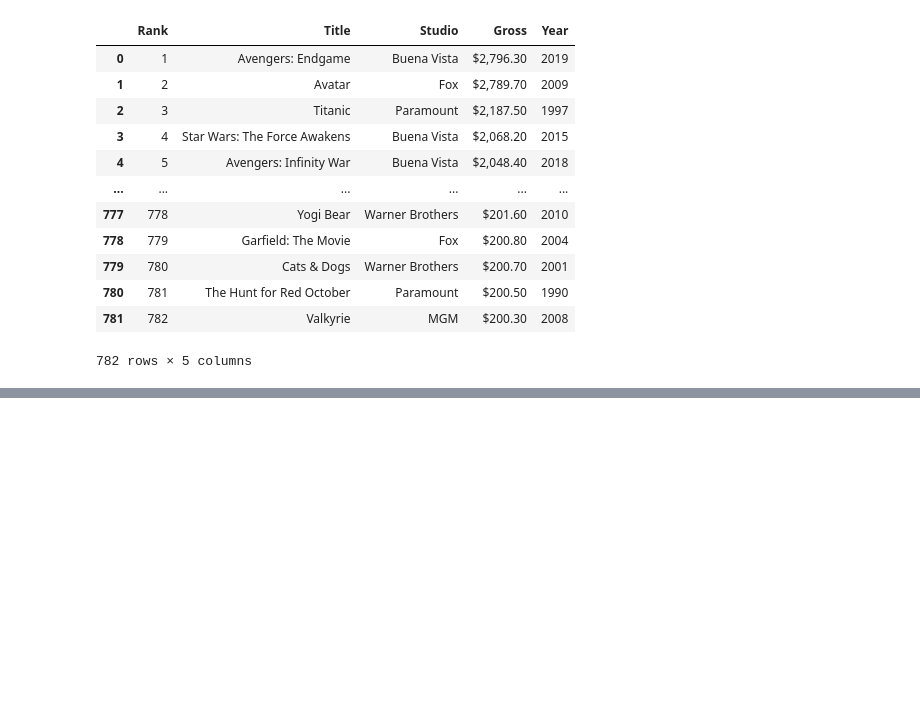
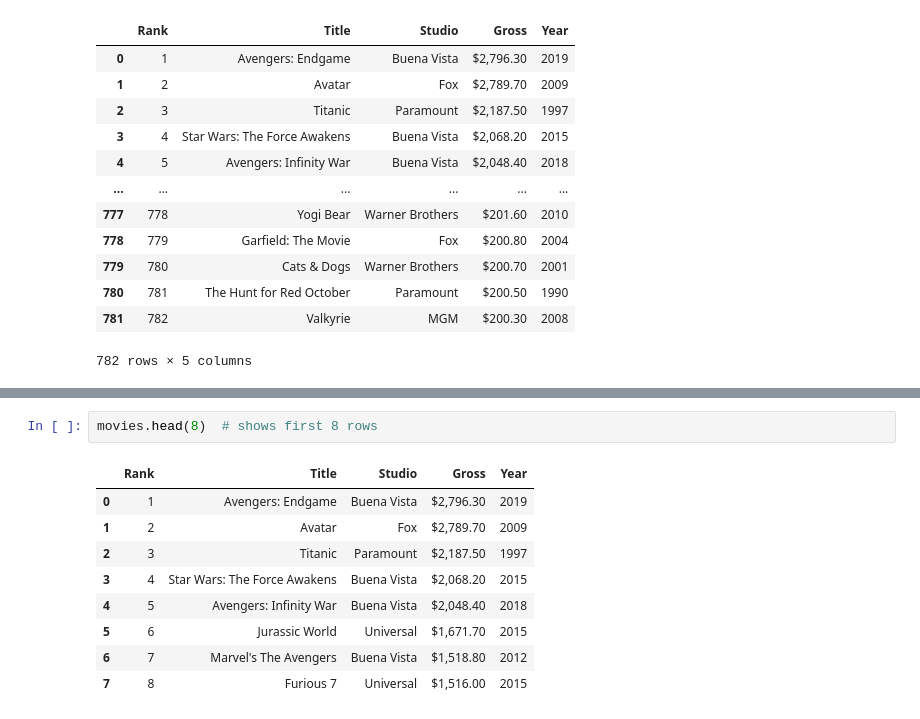
Before and after one commit to ThinkAlgoClub/batch40, a Jupyter notebook: DataFrames-June26.ipynb, the cells around one changed output, grey strips where cells are left out. Drawn from its saved outputs; the diff is of its cells as text; blank space fills up the shorter version.

```diff
--- a/DataFrames-June26.ipynb
+++ b/DataFrames-June26.ipynb
@@ -121,0 +132,12 @@ len(movies)
+# %%
+movies.head(8)  # shows first 8 rows
+# %% [output]
+|  | Rank | Title | Studio | Gross | Year |
+| 0 | 1 | Avengers: Endgame | Buena Vista | $2,796.30 | 2019 |
+| 1 | 2 | Avatar | Fox | $2,789.70 | 2009 |
+| 2 | 3 | Titanic | Paramount | $2,187.50 | 1997 |
+| 3 | 4 | Star Wars: The Force Awakens | Buena Vista | $2,068.20 | 2015 |
+| 4 | 5 | Avengers: Infinity War | Buena Vista | $2,048.40 | 2018 |
+| 5 | 6 | Jurassic World | Universal | $1,671.70 | 2015 |
+| 6 | 7 | Marvel's The Avengers | Buena Vista | $1,518.80 | 2012 |
+| 7 | 8 | Furious 7 | Universal | $1,516.00 | 2015 |
```
Also changed, not shown: parts of 31 cells of this notebook, 1 other file.
